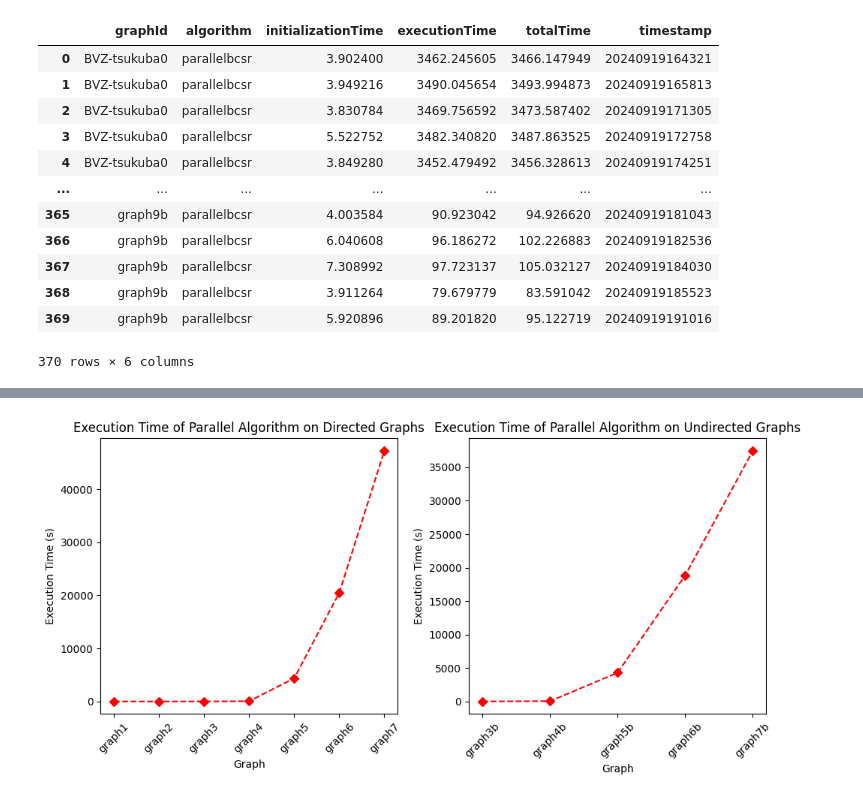
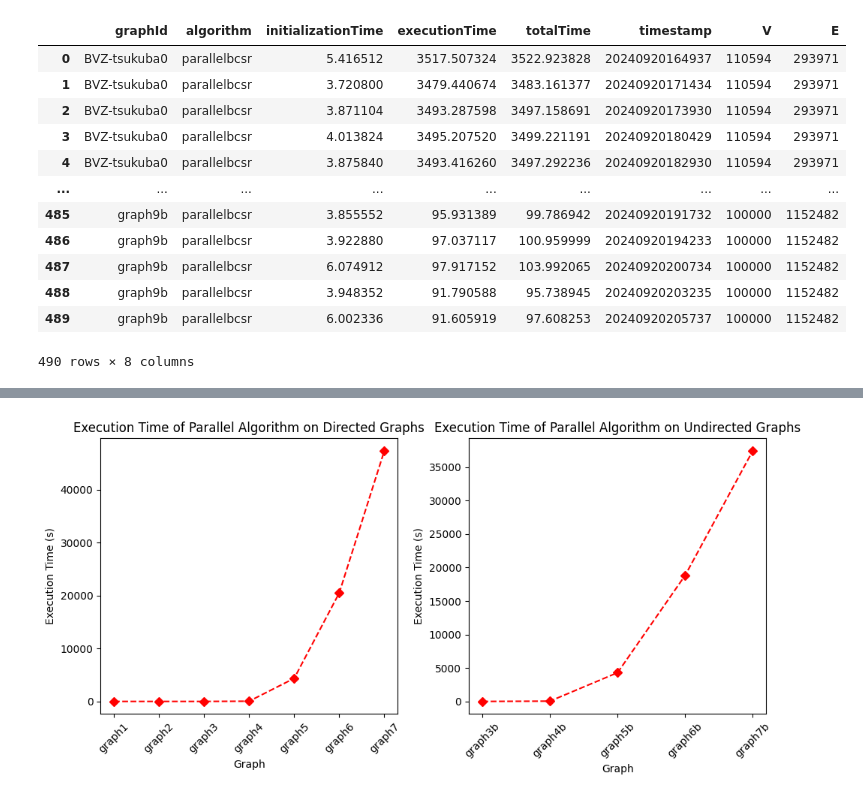
Before and after one commit to Daniele974/GraphCuts_CUDA, a Jupyter notebook: result_analysis.ipynb, the cells around one changed output, grey strips where cells are left out. Saved outputs shown, nothing was run; the diff lists cells and outputs as text; code cells hidden in the pictures.

```diff
--- a/result_analysis.ipynb
+++ b/result_analysis.ipynb
@@ -1,42 +1,43 @@
 # %%
 import json
 import matplotlib.pyplot as plt
 import glob
 import pandas as pd
 import os
 import numpy as np
+import math
 
-results_path = './results/'
+results_path = './results/session2/'
 files = glob.glob(results_path + '*.json')
 results = []
 
 for file in files:
     with open(file) as f:
         filename = os.path.basename(file)
         splitted_filename = filename.split('_')
         graph = splitted_filename[0]
         algorithm = splitted_filename[1]
         timestamp = splitted_filename[3].split('.')[0] if len(splitted_filename) > 3 else ''
         content = json.load(f)
         content['graphId'] = graph
         content['algorithm'] = algorithm
         content['timestamp'] = timestamp
         results.append(content)
 
-results = pd.DataFrame(results, columns=['graphId', 'algorithm', 'initializationTime', 'executionTime', 'totalTime', 'timestamp'])
+results = pd.DataFrame(results, columns=['graphId', 'algorithm', 'initializationTime', 'executionTime', 'totalTime', 'timestamp','V','E'])
 results
 # %% [output]
-|  | graphId | algorithm | initializationTime | executionTime | totalTime | timestamp |
-| 0 | BVZ-tsukuba0 | parallelbcsr | 3.902400 | 3462.245605 | 3466.147949 | 20240919164321 |
-| 1 | BVZ-tsukuba0 | parallelbcsr | 3.949216 | 3490.045654 | 3493.994873 | 20240919165813 |
-| 2 | BVZ-tsukuba0 | parallelbcsr | 3.830784 | 3469.756592 | 3473.587402 | 20240919171305 |
-| 3 | BVZ-tsukuba0 | parallelbcsr | 5.522752 | 3482.340820 | 3487.863525 | 20240919172758 |
-| 4 | BVZ-tsukuba0 | parallelbcsr | 3.849280 | 3452.479492 | 3456.328613 | 20240919174251 |
-| ... | ... | ... | ... | ... | ... | ... |
-| 365 | graph9b | parallelbcsr | 4.003584 | 90.923042 | 94.926620 | 20240919181043 |
-| 366 | graph9b | parallelbcsr | 6.040608 | 96.186272 | 102.226883 | 20240919182536 |
-| 367 | graph9b | parallelbcsr | 7.308992 | 97.723137 | 105.032127 | 20240919184030 |
-| 368 | graph9b | parallelbcsr | 3.911264 | 79.679779 | 83.591042 | 20240919185523 |
-| 369 | graph9b | parallelbcsr | 5.920896 | 89.201820 | 95.122719 | 20240919191016 |
+|  | graphId | algorithm | initializationTime | executionTime | totalTime | timestamp | V | E |
+| 0 | BVZ-tsukuba0 | parallelbcsr | 5.416512 | 3517.507324 | 3522.923828 | 20240920164937 | 110594 | 293971 |
+| 1 | BVZ-tsukuba0 | parallelbcsr | 3.720800 | 3479.440674 | 3483.161377 | 20240920171434 | 110594 | 293971 |
+| 2 | BVZ-tsukuba0 | parallelbcsr | 3.871104 | 3493.287598 | 3497.158691 | 20240920173930 | 110594 | 293971 |
+| 3 | BVZ-tsukuba0 | parallelbcsr | 4.013824 | 3495.207520 | 3499.221191 | 20240920180429 | 110594 | 293971 |
+| 4 | BVZ-tsukuba0 | parallelbcsr | 3.875840 | 3493.416260 | 3497.292236 | 20240920182930 | 110594 | 293971 |
+| ... | ... | ... | ... | ... | ... | ... | ... | ... |
+| 485 | graph9b | parallelbcsr | 3.855552 | 95.931389 | 99.786942 | 20240920191732 | 100000 | 1152482 |
+| 486 | graph9b | parallelbcsr | 3.922880 | 97.037117 | 100.959999 | 20240920194233 | 100000 | 1152482 |
+| 487 | graph9b | parallelbcsr | 6.074912 | 97.917152 | 103.992065 | 20240920200734 | 100000 | 1152482 |
+| 488 | graph9b | parallelbcsr | 3.948352 | 91.790588 | 95.738945 | 20240920203235 | 100000 | 1152482 |
+| 489 | graph9b | parallelbcsr | 6.002336 | 91.605919 | 97.608253 | 20240920205737 | 100000 | 1152482 |
-370 rows × 6 columns
+490 rows × 8 columns
 # %%
```
Also changed, not shown: parts of 9 cells of this notebook.
